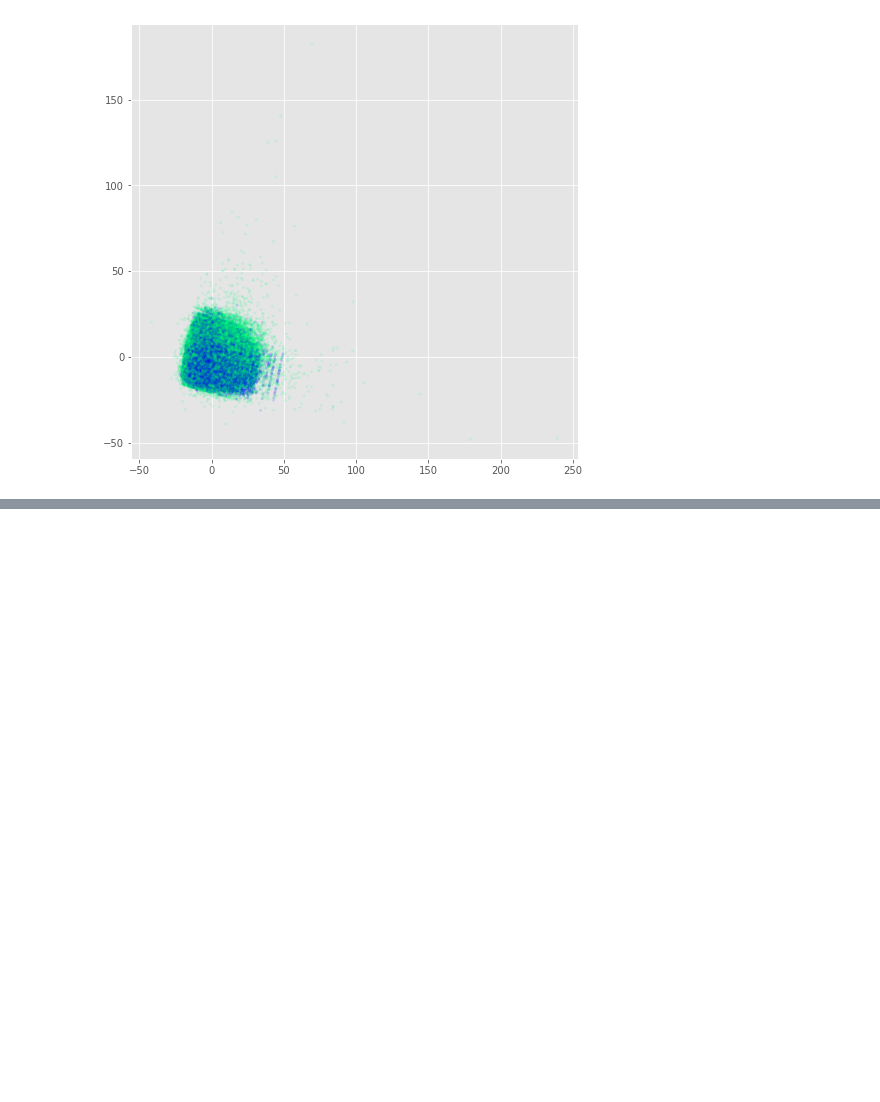
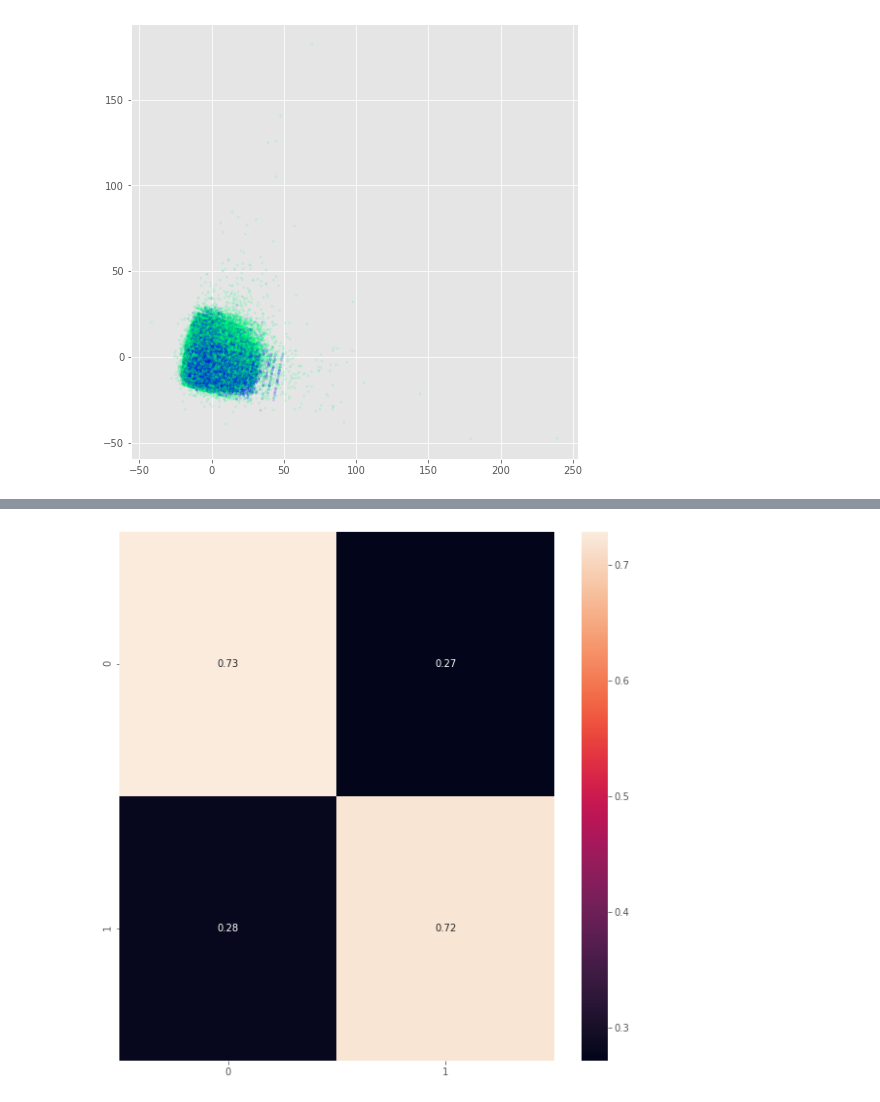
Before and after one commit to benduong2001/Food-Recommendation, a Jupyter notebook: archive/data_preparation_interaction_v6_reweighted.ipynb, the cells around one changed output, grey strips where cells are left out. Cells and saved outputs as stored; diff of their text form; code cells hidden in the pictures; blank space fills up the shorter version.

```diff
--- a/archive/data_preparation_interaction_v6_reweighted.ipynb
+++ b/archive/data_preparation_interaction_v6_reweighted.ipynb
@@ -646,5 +671,21 @@ model.add(Dense(1, activation='sigmoid'))
 # Compile model
 model.compile(loss='binary_crossentropy', optimizer='adam', metrics=['accuracy'])
 model.fit(X_train, y_train, epochs=5, batch_size=100)
+
+val_loss, val_acc = model.evaluate(X_val, y_val)
+predictions = model.predict(X_val)
+
+
+print("Val Loss: ", val_loss, ", Test Accuracy: ", val_acc)
+y_true = y_val
+y_pred = np.squeeze((predictions >= 0.5).astype(int))
+conf_matrix = confusion_matrix(y_true, y_pred,normalize="true")
+fig, ax = plt.subplots(figsize=(10,10))
+ax = sns.heatmap(conf_matrix, annot=True) #notation: "annot" not "annote"
+y_lims = ax.get_ylim()
+ax.set_ylim(sum(y_lims), 0)
+
+from sklearn.metrics import roc_auc_score
+print("AUC:", roc_auc_score(y_pred.astype(int), y_true.astype(int)))
 # %% [output]
 Epoch 1/5
@@ -650,0 +705 @@ Epoch 1/5
+[figure, added]
```
Also changed, not shown: parts of 3 cells of this notebook.
